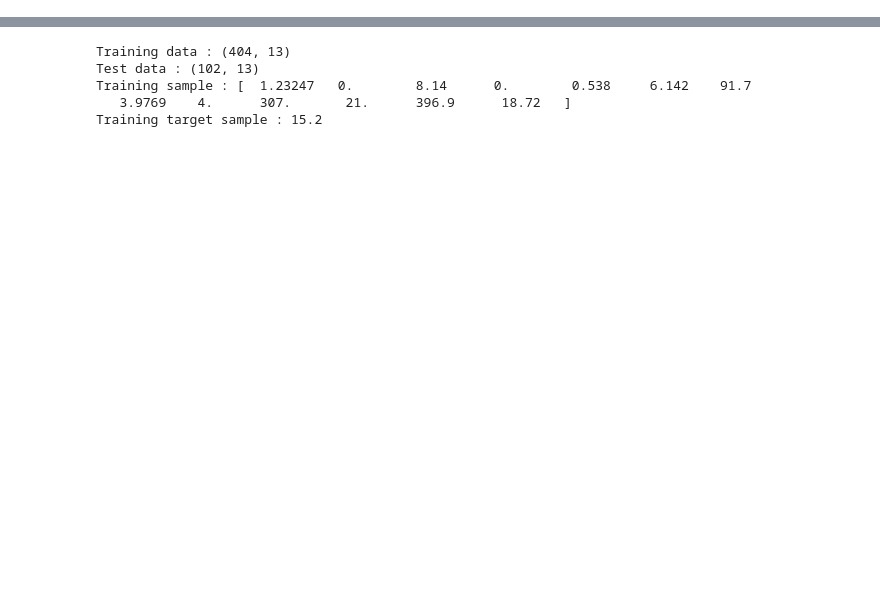
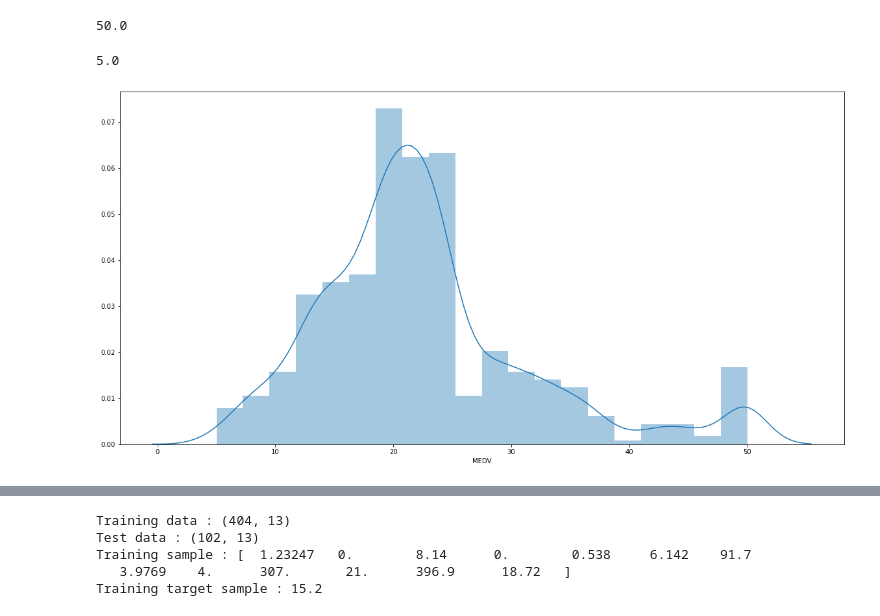
Before and after one commit to Maria1709/machine-learnig-assessment, a Jupyter notebook: Machine Learning Assessment.ipynb, the cells around one changed output, grey strips where cells are left out. Drawn from its saved outputs; the diff is of its cells as text; code cells hidden in the pictures; blank space fills up the shorter version.

```diff
--- a/Machine Learning Assessment.ipynb
+++ b/Machine Learning Assessment.ipynb
@@ -351,5 +14,0 @@ plt.bar(Charles_River, Price)
-# %%
-
-sns.set(rc={'figure.figsize':(11.7,8.27)})
-sns.distplot(boston['target'], bins=30)
-plt.show()
@@ -400,0 +15,2 @@ from tensorflow.keras import layers
+# %%
+plt.rcParams['figure.figsize'] = (20.0, 10.0)
@@ -400,0 +76,3 @@ from tensorflow.keras import layers
+# %%
+#Create a dataframe from the data set and add the feature names as column labels.
+df = pd.DataFrame(data=boston['data'], columns=boston['feature_names'])
@@ -400,0 +124,5 @@ from tensorflow.keras import layers
+# %%
+# we can see there is no Proce column as this is contained in the target variable
+#Lets add the column to the dataset
+df['MEDV'] = boston.target
+print(df.head())
@@ -400,0 +143,17 @@ from tensorflow.keras import layers
+# %%
+#Show the maximum price
+df['MEDV'].max()
+# %% [output]
+50.0
+# %%
+#show the minimum price
+df['MEDV'].min()
+# %% [output]
+5.0
+# %%
+#Lets plot some of the statistic contained in the data set
+#The median value of properties is normally distributed except for a few outliers represented by the bell shaped curve.
+sns.distplot(df['MEDV'], bins=20)
+plt.show()
+# %% [output]
+[figure, added]
```
Also changed, not shown: parts of 169 cells of this notebook, 1 other file.
